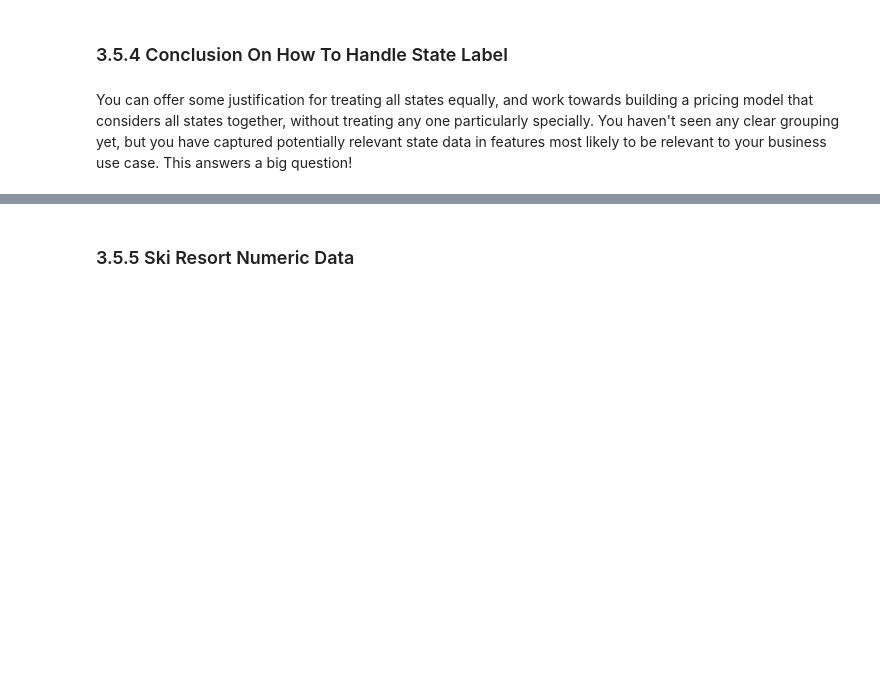
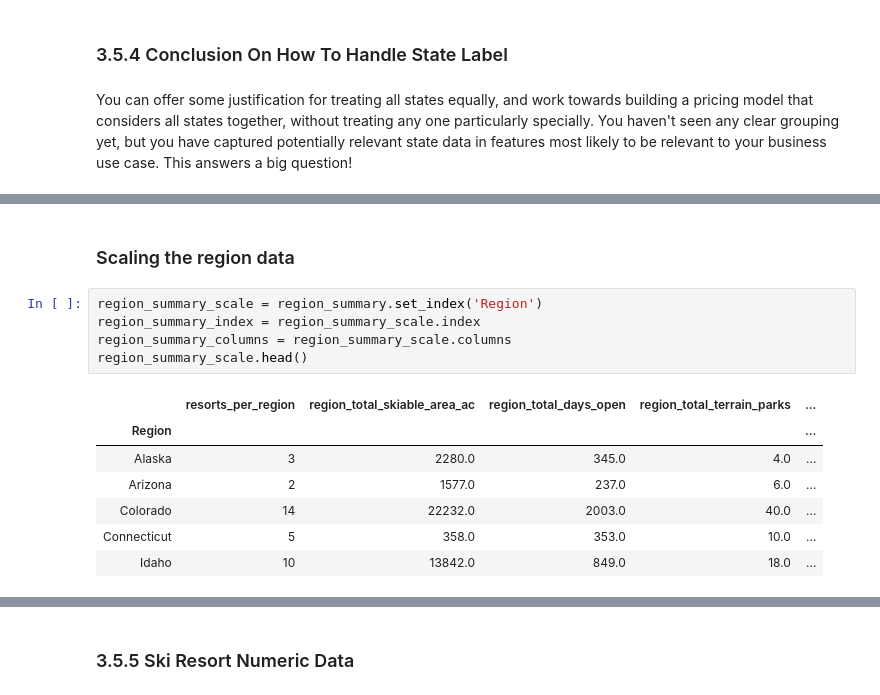
Before and after one commit to rrpelgrim/DataScienceGuidedCapstone, a Jupyter notebook: Step Three - Exploratory Data Analysis/03_exploratory_data_analysis.ipynb, the cells around one changed output, grey strips where cells are left out. Cells and saved outputs as stored; diff of their text form; blank space fills up the shorter version.

```diff
--- a/Step Three - Exploratory Data Analysis/03_exploratory_data_analysis.ipynb
+++ b/Step Three - Exploratory Data Analysis/03_exploratory_data_analysis.ipynb
@@ -707,0 +728,15 @@ region_summary.head(15)
+# %% [markdown]
+### Scaling the region data
+# %%
+region_summary_scale = region_summary.set_index('Region')
+region_summary_index = region_summary_scale.index
+region_summary_columns = region_summary_scale.columns
+region_summary_scale.head()
+# %% [output]
+|  | resorts_per_region | region_total_skiable_area_ac | region_total_days_open | region_total_terrain_parks | ... |
+| Region |  |  |  |  | ... |
+| Alaska | 3 | 2280.0 | 345.0 | 4.0 | ... |
+| Arizona | 2 | 1577.0 | 237.0 | 6.0 | ... |
+| Colorado | 14 | 22232.0 | 2003.0 | 40.0 | ... |
+| Connecticut | 5 | 358.0 | 353.0 | 10.0 | ... |
+| Idaho | 10 | 13842.0 | 849.0 | 18.0 | ... |
```
Also changed, not shown: parts of 15 cells of this notebook.
